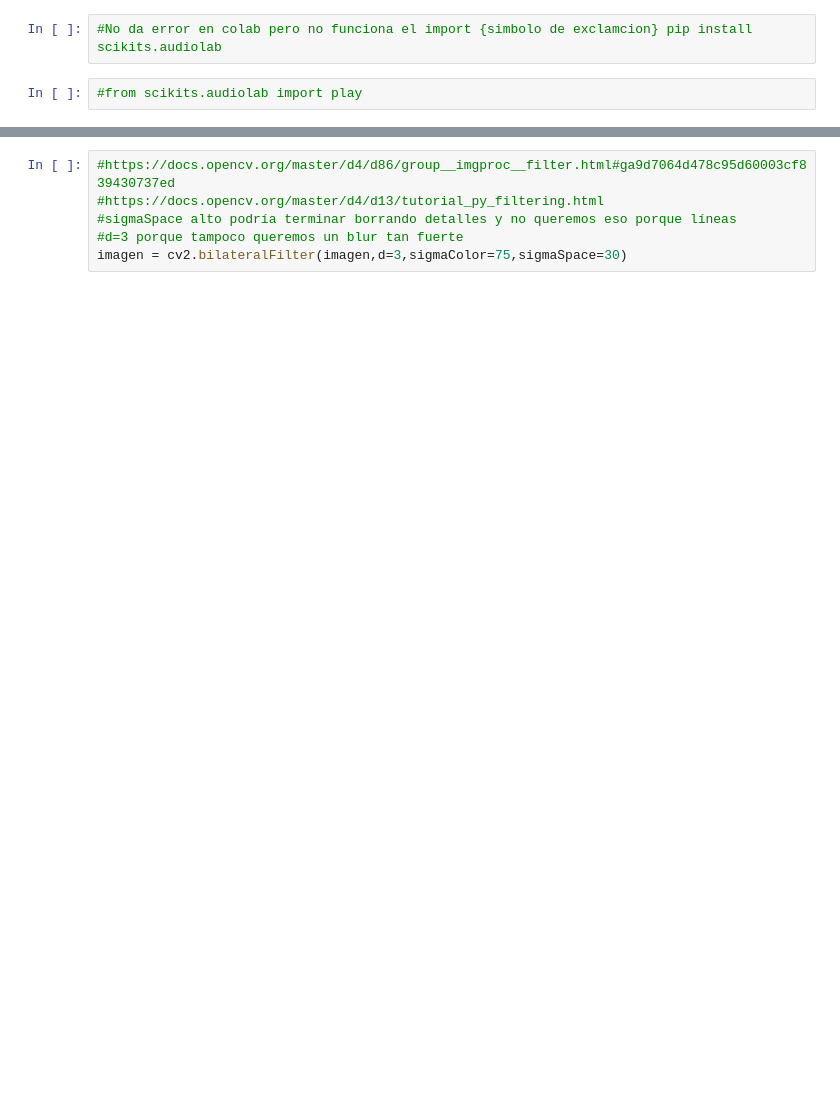
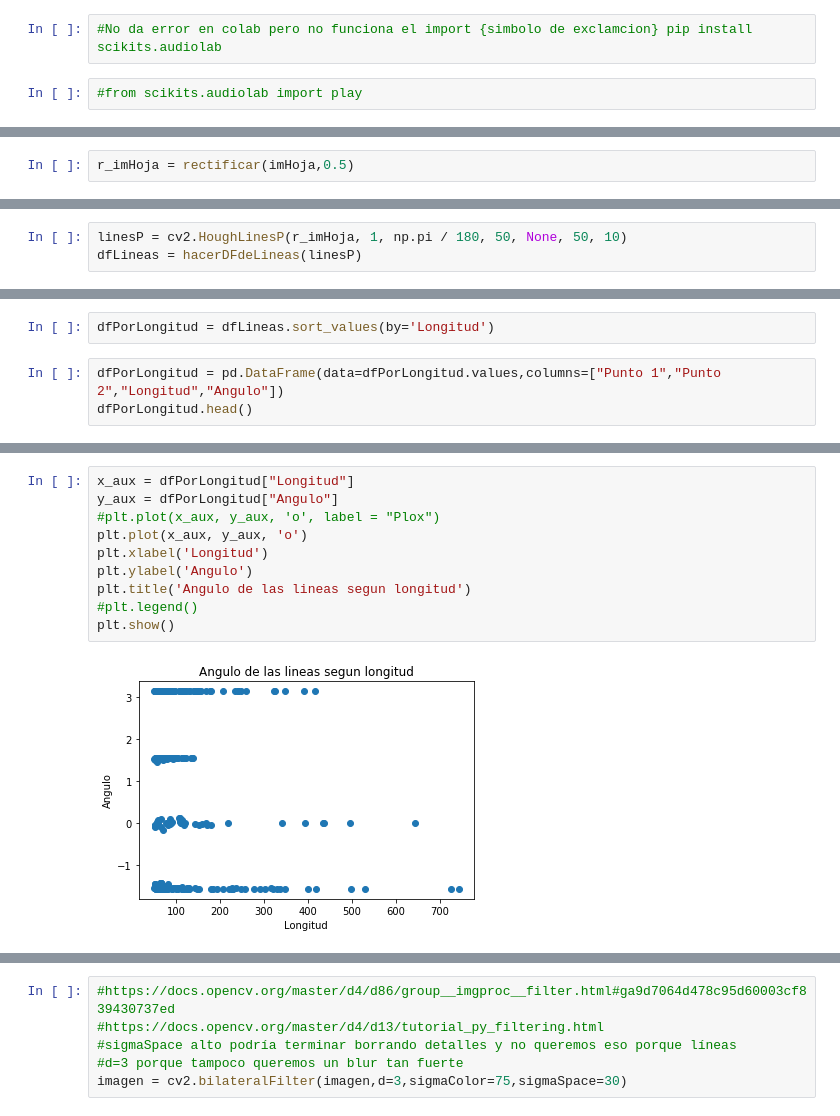
Before and after one commit to Carhuacusma/CC61_PDI_Trabajo_Final, a Jupyter notebook: CC61_PDI_Trabajo_Final.ipynb, the cells around one changed output, grey strips where cells are left out. Cells and saved outputs as stored; diff of their text form; blank space fills up the shorter version.

```diff
--- a/CC61_PDI_Trabajo_Final.ipynb
+++ b/CC61_PDI_Trabajo_Final.ipynb
@@ -48,0 +146,2 @@ imagen = cv2.cvtColor(imagen,cv2.COLOR_RGB2GRAY)
+# %%
+r_imHoja = rectificar(imHoja,0.5)
@@ -48,0 +150,3 @@ imagen = cv2.cvtColor(imagen,cv2.COLOR_RGB2GRAY)
+# %%
+linesP = cv2.HoughLinesP(r_imHoja, 1, np.pi / 180, 50, None, 50, 10)
+dfLineas = hacerDFdeLineas(linesP)
@@ -48,0 +162,5 @@ imagen = cv2.cvtColor(imagen,cv2.COLOR_RGB2GRAY)
+# %%
+dfPorLongitud = dfLineas.sort_values(by='Longitud')
+# %%
+dfPorLongitud = pd.DataFrame(data=dfPorLongitud.values,columns=["Punto 1","Punto 2","Longitud","Angulo"])
+dfPorLongitud.head()
@@ -48,0 +174,12 @@ imagen = cv2.cvtColor(imagen,cv2.COLOR_RGB2GRAY)
+# %%
+x_aux = dfPorLongitud["Longitud"]
+y_aux = dfPorLongitud["Angulo"]
+#plt.plot(x_aux, y_aux, 'o', label = "Plox")
+plt.plot(x_aux, y_aux, 'o')
+plt.xlabel('Longitud')
+plt.ylabel('Angulo')
+plt.title('Angulo de las lineas segun longitud')
+#plt.legend()
+plt.show()
+# %% [output]
+[figure, added]
```
Also changed, not shown: parts of 37 cells of this notebook.
